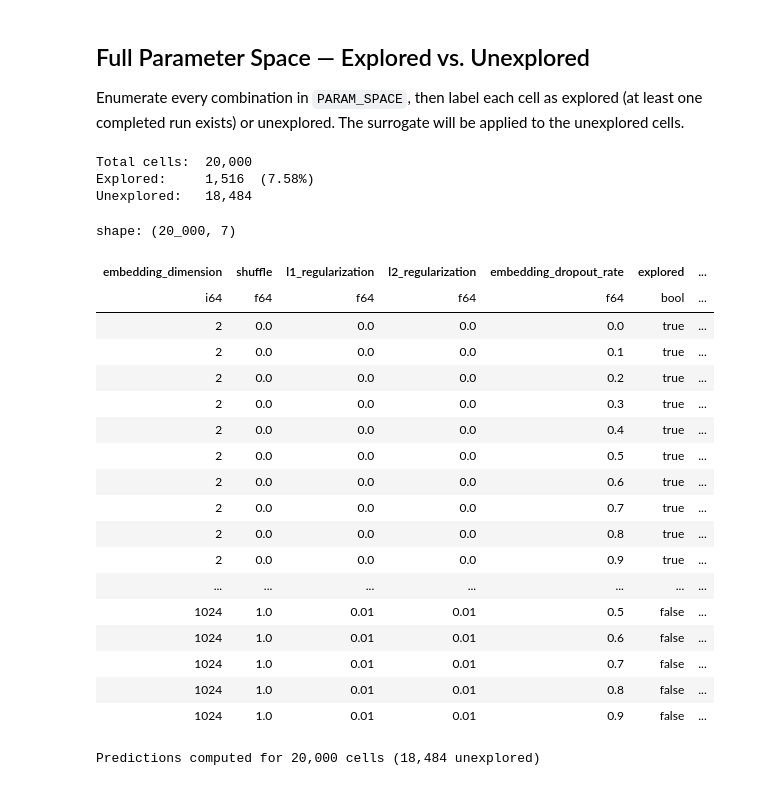
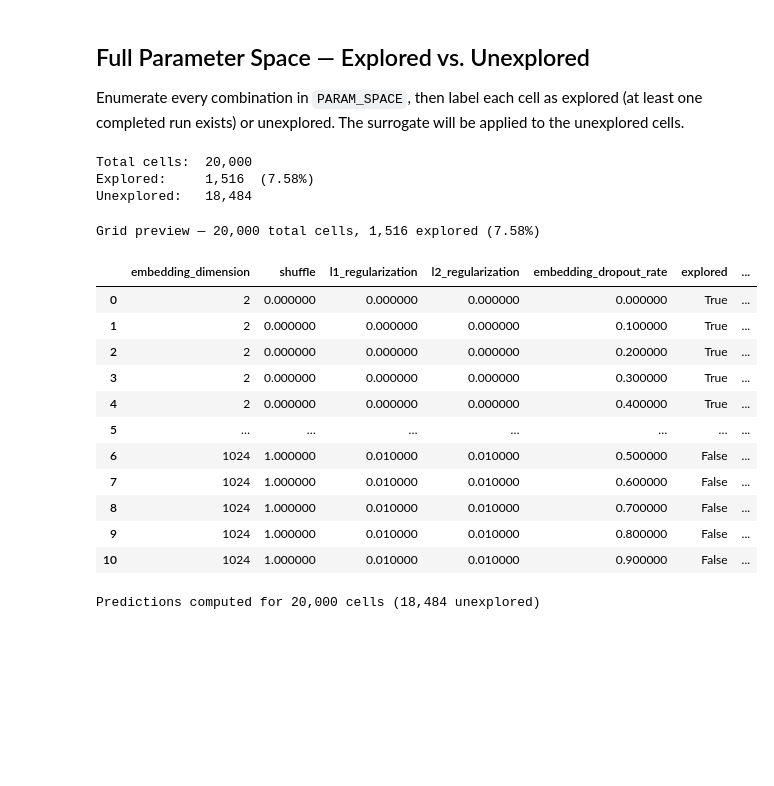
Before and after one commit to chaald/peppermint-matrix, a Jupyter notebook: notebooks/parameter_analysis/surrogate_model.ipynb, the cells around one changed output. Drawn from its saved outputs; the diff is of its cells as text; code cells hidden in the pictures; blank space fills up the shorter version.

Commit message:
refactor(styled_tables): merge style constants, add max_rows, fix float format to {:.6g}

```diff
--- a/notebooks/parameter_analysis/surrogate_model.ipynb
+++ b/notebooks/parameter_analysis/surrogate_model.ipynb
@@ -155,7 +153,10 @@ Before choosing a leave-one-region-out holdout, check how many runs exist per va
 - Cover a range of target scores (not all zeros or all best)
 - Not be at the extreme of the space (otherwise the surrogate has no neighbours to generalise from)
 # %%
-# Count runs and show mean target score per unique value of each feature
+# Run density per parameter region — count, mean, std, min, max of target score
+from src.utils.styled_tables import data_preview_styled
+from IPython.display import display
+
 for col in feature_names:
     summary = (
         full_dataframe
@@ -169,6 +170,8 @@ for col in feature_names:
         )
         .sort(col)
     )
-    print(f"\n── {col} ──")
-    print(summary.to_pandas().to_string(index=False))
+    display(data_preview_styled(
+        summary.to_pandas(),
+        caption=f"Run density — {col}"
+    ))
 # %% [output]
@@ -372,62 +410,64 @@ full_grid = pl.DataFrame(
 # Align dtypes with full_dataframe (shuffle is cast to f64 there)
 full_grid = full_grid.with_columns(pl.col("shuffle").cast(pl.Float64))
 
-# Build a lookup key from the explored runs: round floats to avoid fp equality issues
-def make_key(row: dict) -> tuple:
-    return tuple(row[c] for c in feature_names)
-
-# Aggregate explored runs: take the best observed score per unique config
+# Aggregate explored runs: take the mean observed score per unique config
 explored_dataframe = (
     full_dataframe
     .group_by(feature_names)
     .agg(pl.col(target_metric).mean().alias(f"observed_{target_metric}"))
 )
 
 # Tag each grid cell as explored or not
 explored_keys = set(
     tuple(row) for row in explored_dataframe.select(feature_names).to_numpy().tolist()
 )
 full_grid = full_grid.with_columns(
     pl.struct(feature_names)
     .map_elements(lambda s: tuple(s[c] for c in feature_names) in explored_keys, return_dtype=pl.Boolean)
     .alias("explored")
 )
 
 # Join observed metric onto the grid (null for unexplored cells)
 full_grid = full_grid.join(explored_dataframe, on=feature_names, how="left")
 
 n_explored   = full_grid["explored"].sum()
 n_unexplored = len(full_grid) - n_explored
 coverage_pct = 100 * n_explored / len(full_grid)
 
 print(f"Total cells:  {len(full_grid):,}")
 print(f"Explored:     {n_explored:,}  ({coverage_pct:.2f}%)")
 print(f"Unexplored:   {n_unexplored:,}")
 
-full_grid
+# Show top 5 + "..." + bottom 5 preview
+import pandas as pd
+
+display_cols = feature_names + ["explored", f"observed_{target_metric}"]
+grid_preview = full_grid.select(display_cols).to_pandas()
+ellipsis = pd.DataFrame([{c: "…" for c in display_cols}])
+grid_preview = pd.concat([grid_preview.head(5), ellipsis, grid_preview.tail(5)], ignore_index=True)
+
+data_preview_styled(
+    grid_preview,
+    caption=f"Grid preview — {len(full_grid):,} total cells, {n_explored:,} explored ({coverage_pct:.2f}%)",
+    max_rows=11,
+)
 # %% [output]
 Total cells:  20,000
 Explored:     1,516  (7.58%)
 Unexplored:   18,484
-shape: (20_000, 7)
+Grid preview — 20,000 total cells, 1,516 explored (7.58%)
-| embedding_dimension | shuffle | l1_regularization | l2_regularization | embedding_dropout_rate | explored | ... |
-| i64 | f64 | f64 | f64 | f64 | bool | ... |
-| 2 | 0.0 | 0.0 | 0.0 | 0.0 | true | ... |
-| 2 | 0.0 | 0.0 | 0.0 | 0.1 | true | ... |
-| 2 | 0.0 | 0.0 | 0.0 | 0.2 | true | ... |
-| 2 | 0.0 | 0.0 | 0.0 | 0.3 | true | ... |
-| 2 | 0.0 | 0.0 | 0.0 | 0.4 | true | ... |
-| 2 | 0.0 | 0.0 | 0.0 | 0.5 | true | ... |
-| 2 | 0.0 | 0.0 | 0.0 | 0.6 | true | ... |
-| 2 | 0.0 | 0.0 | 0.0 | 0.7 | true | ... |
-| 2 | 0.0 | 0.0 | 0.0 | 0.8 | true | ... |
-| 2 | 0.0 | 0.0 | 0.0 | 0.9 | true | ... |
-| ... | ... | ... | ... | ... | ... | ... |
-| 1024 | 1.0 | 0.01 | 0.01 | 0.5 | false | ... |
-| 1024 | 1.0 | 0.01 | 0.01 | 0.6 | false | ... |
-| 1024 | 1.0 | 0.01 | 0.01 | 0.7 | false | ... |
-| 1024 | 1.0 | 0.01 | 0.01 | 0.8 | false | ... |
-| 1024 | 1.0 | 0.01 | 0.01 | 0.9 | false | ... |
+|  | embedding_dimension | shuffle | l1_regularization | l2_regularization | embedding_dropout_rate | explored | ... |
+| 0 | 2 | 0.000000 | 0.000000 | 0.000000 | 0.000000 | True | ... |
+| 1 | 2 | 0.000000 | 0.000000 | 0.000000 | 0.100000 | True | ... |
+| 2 | 2 | 0.000000 | 0.000000 | 0.000000 | 0.200000 | True | ... |
+| 3 | 2 | 0.000000 | 0.000000 | 0.000000 | 0.300000 | True | ... |
+| 4 | 2 | 0.000000 | 0.000000 | 0.000000 | 0.400000 | True | ... |
+| 5 | … | … | … | … | … | … | ... |
+| 6 | 1024 | 1.000000 | 0.010000 | 0.010000 | 0.500000 | False | ... |
+| 7 | 1024 | 1.000000 | 0.010000 | 0.010000 | 0.600000 | False | ... |
+| 8 | 1024 | 1.000000 | 0.010000 | 0.010000 | 0.700000 | False | ... |
+| 9 | 1024 | 1.000000 | 0.010000 | 0.010000 | 0.800000 | False | ... |
+| 10 | 1024 | 1.000000 | 0.010000 | 0.010000 | 0.900000 | False | ... |
 # %%
 # Predict μ̂ and σ̂ for the full grid
 full_grid_features = full_grid.select(feature_names).to_numpy()
```
Also changed, not shown: parts of 3 cells of this notebook, 1 other file.
